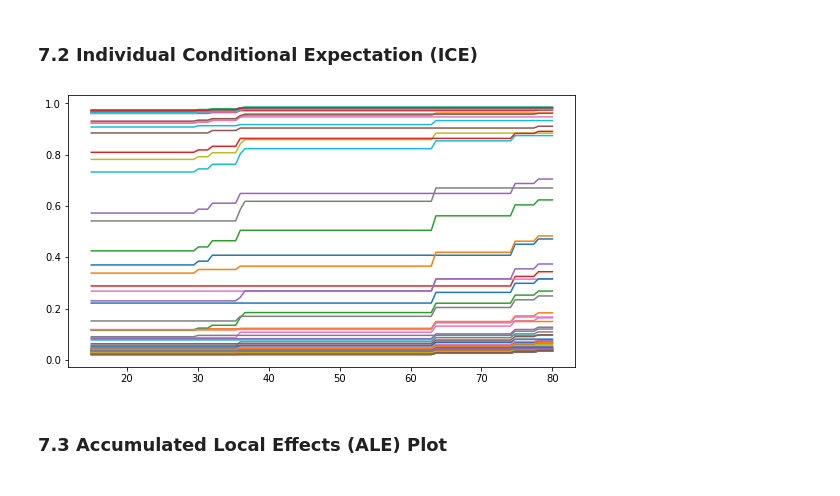
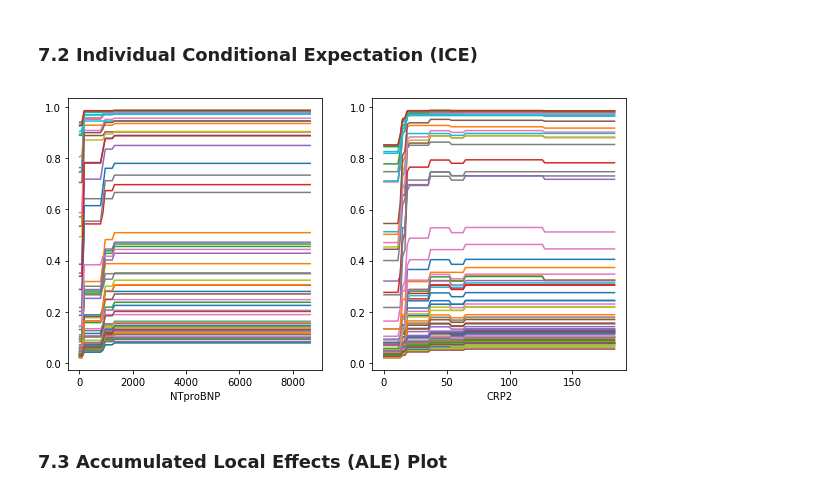
Before and after one commit to wuhanstudio/notebooks, a Jupyter notebook: _notebooks/2020-08-22-covid.ipynb, the cells around one changed output. Cells and saved outputs as stored; diff of their text form; code cells hidden in the pictures.

```diff
--- a/_notebooks/2020-06-03-covid.ipynb
+++ b/_notebooks/2020-08-22-covid.ipynb
@@ -390,8 +423,9 @@ p_values[p_values<0.05].index.values
 # %% [output]
 array(['AgeG1', 'Phlegm', 'Fatigue', 'DM'], dtype=object)
 # %%
-for c in categorical_features:
-    if c not in p_values[p_values<0.05].index.values:
-        categorical_features.remove(c)
-        X_train.drop(labels=c, axis=1, inplace=True)
-        X_test.drop(labels=c, axis=1, inplace=True)
+# for c in categorical_features:
+#     if c not in p_values[p_values<0.05].index.values:
+#         categorical_features.remove(c)
+#         print(c)
+#         X_train.drop(labels=c, axis=1, inplace=True)
+#         X_test.drop(labels=c, axis=1, inplace=True)
@@ -535,3 +567,3 @@ for i in roc_features:
 # %%
-X_train.drop(labels=roc_features, axis=1, inplace=True)
-X_test.drop(labels=roc_features, axis=1, inplace=True)
+# X_train.drop(labels=roc_features, axis=1, inplace=True)
+# X_test.drop(labels=roc_features, axis=1, inplace=True)
@@ -703,5 +731,4 @@ xgbc = xgb.XGBClassifier(
 xgbc_f1 = cv_score(xgbc, X_train, y_train, 'f1')
 
 # Fit the models
-xgbc.fit(X_train.to_numpy(), y_train)
-xgbc_pred = xgbc.predict(X_test.to_numpy())
+xgbc.fit(X_train, y_train)
@@ -941,17 +1006,21 @@ def my_ice(model, X, feat_idx):
         preds.append(pred[:, 1])
     return (frange, np.array(preds))
 # %%
-my_data = my_ice(xgbc, X_train, 1)
+BNP_data = my_ice(xgbc, X_train, 7)
+CRP_data = my_ice(xgbc, X_train, 12)
 # sk_data = partial_dependence(dtr, X = X_train, features = [6], percentiles=[0,1])
 # %%
-f = plt.figure(figsize=(20, 5))
+f = plt.figure(figsize=(10, 5))
 plt.subplot(121)
-plt.plot(my_data[0], my_data[1])
-# plt.subplot(122)
-# plt.plot(sk_data[1][0], sk_data[0][0])
+plt.plot(BNP_data[0], BNP_data[1])
+plt.xlabel('NTproBNP')
+plt.subplot(122)
+plt.plot(CRP_data[0], CRP_data[1])
+plt.xlabel('CRP2')
 plt.show()
+f.savefig('gbt_ice_crp_ntproBNP.png')
 # %% [output]
-[figure, old version]
+[figure, new version]
 # %% [markdown]
 ### 7.3 Accumulated Local Effects (ALE) Plot
 # %%
```
Also changed, not shown: parts of 141 cells of this notebook.
